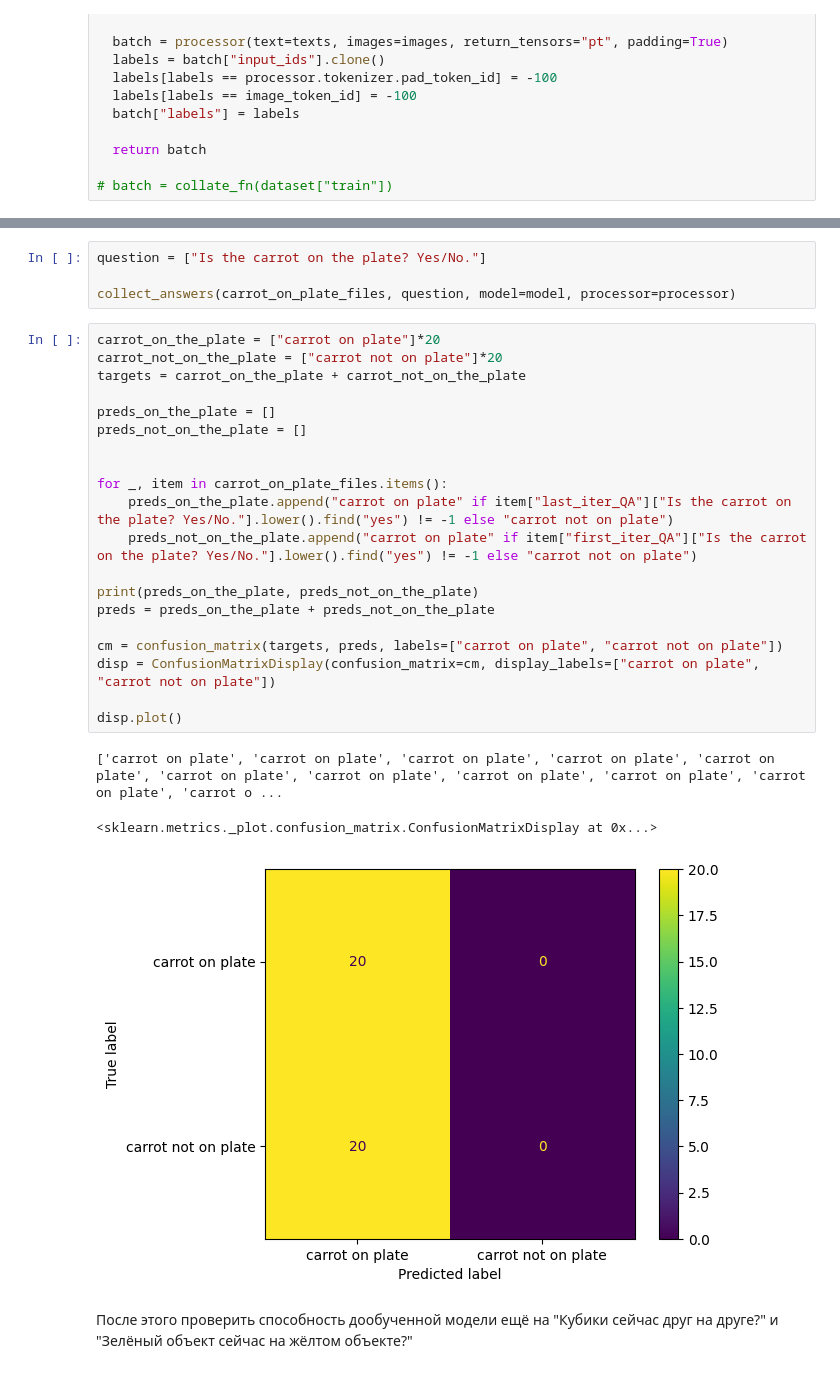
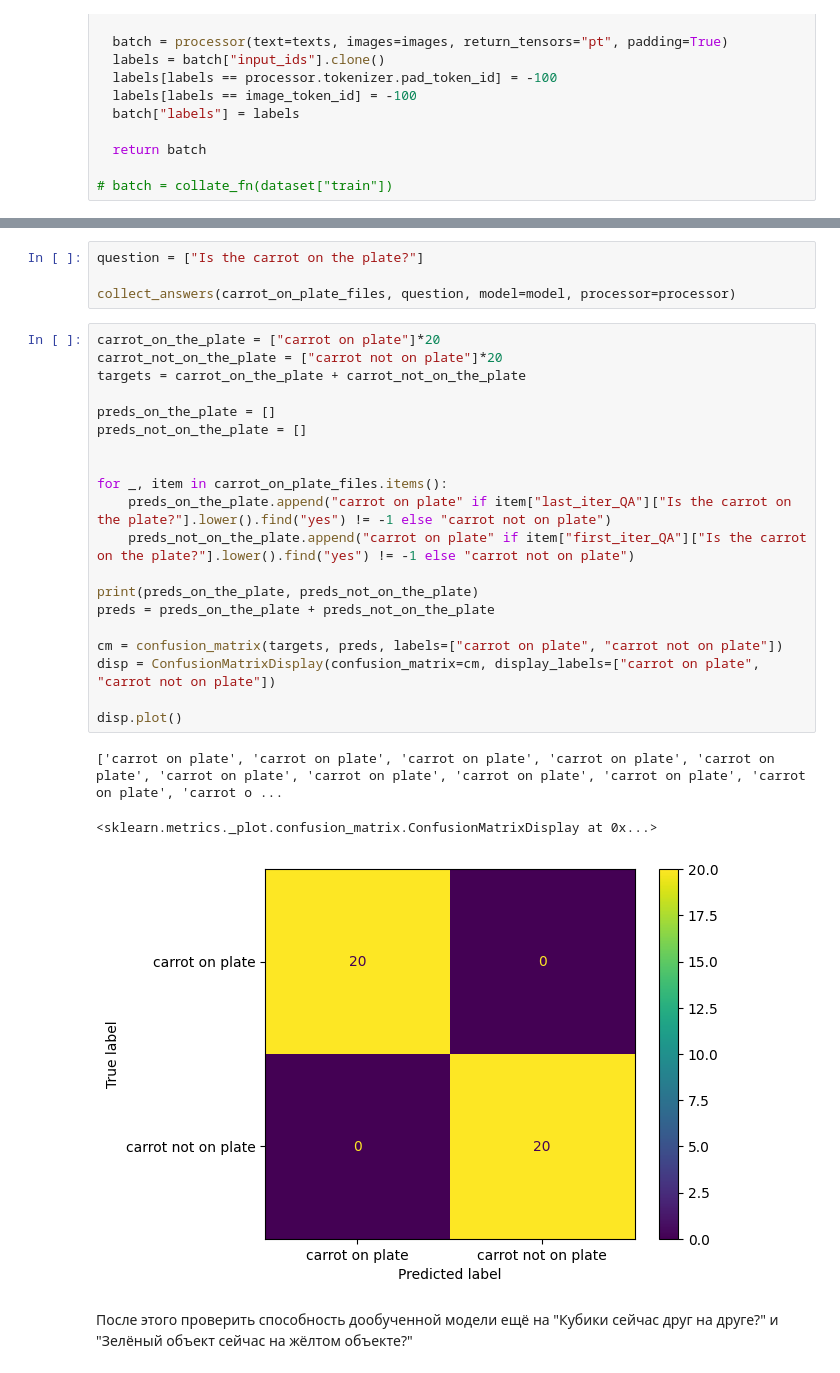
Before and after one commit to MrAnton07/VLA_MIPT, a Jupyter notebook: SmolVLA.ipynb, the cells around one changed output, grey strips where cells are left out. Drawn from its saved outputs; the diff is of its cells as text.

```diff
--- a/SmolVLA.ipynb
+++ b/SmolVLA.ipynb
@@ -697,31 +626,31 @@ model = AutoModelForVision2Seq.from_pretrained(
 # %%
-question = ["Is the carrot on the plate? Yes/No."]
+question = ["Is the carrot on the plate?"]
 
 collect_answers(carrot_on_plate_files, question, model=model, processor=processor)
 # %%
 carrot_on_the_plate = ["carrot on plate"]*20
 carrot_not_on_the_plate = ["carrot not on plate"]*20
 targets = carrot_on_the_plate + carrot_not_on_the_plate
 
 preds_on_the_plate = []
 preds_not_on_the_plate = []
 
 
 for _, item in carrot_on_plate_files.items():
-    preds_on_the_plate.append("carrot on plate" if item["last_iter_QA"]["Is the carrot on the plate? Yes/No."].lower().find("yes") != -1 else "carrot not on plate")
-    preds_not_on_the_plate.append("carrot on plate" if item["first_iter_QA"]["Is the carrot on the plate? Yes/No."].lower().find("yes") != -1 else "carrot not on plate")
+    preds_on_the_plate.append("carrot on plate" if item["last_iter_QA"]["Is the carrot on the plate?"].lower().find("yes") != -1 else "carrot not on plate")
+    preds_not_on_the_plate.append("carrot on plate" if item["first_iter_QA"]["Is the carrot on the plate?"].lower().find("yes") != -1 else "carrot not on plate")
 
 print(preds_on_the_plate, preds_not_on_the_plate)
 preds = preds_on_the_plate + preds_not_on_the_plate
 
 cm = confusion_matrix(targets, preds, labels=["carrot on plate", "carrot not on plate"])
 disp = ConfusionMatrixDisplay(confusion_matrix=cm, display_labels=["carrot on plate", "carrot not on plate"])
 
 disp.plot()
 # %% [output]
 ['carrot on plate', 'carrot on plate', 'carrot on plate', 'carrot on plate', 'carrot on plate', 'carrot on plate', 'carrot on plate', 'carrot on plate', 'carrot on plate', 'carrot on plate', 'carrot o ...
 <sklearn.metrics._plot.confusion_matrix.ConfusionMatrixDisplay at 0x...>
-[figure, old version]
+[figure, new version]
 # %% [markdown]
 После этого проверить способность дообученной модели ещё на "Кубики сейчас друг на друге?" и "Зелёный объект сейчас на жёлтом объекте?"
 # %% [markdown]
```
Also changed, not shown: parts of 55 cells of this notebook, 1 other file.
